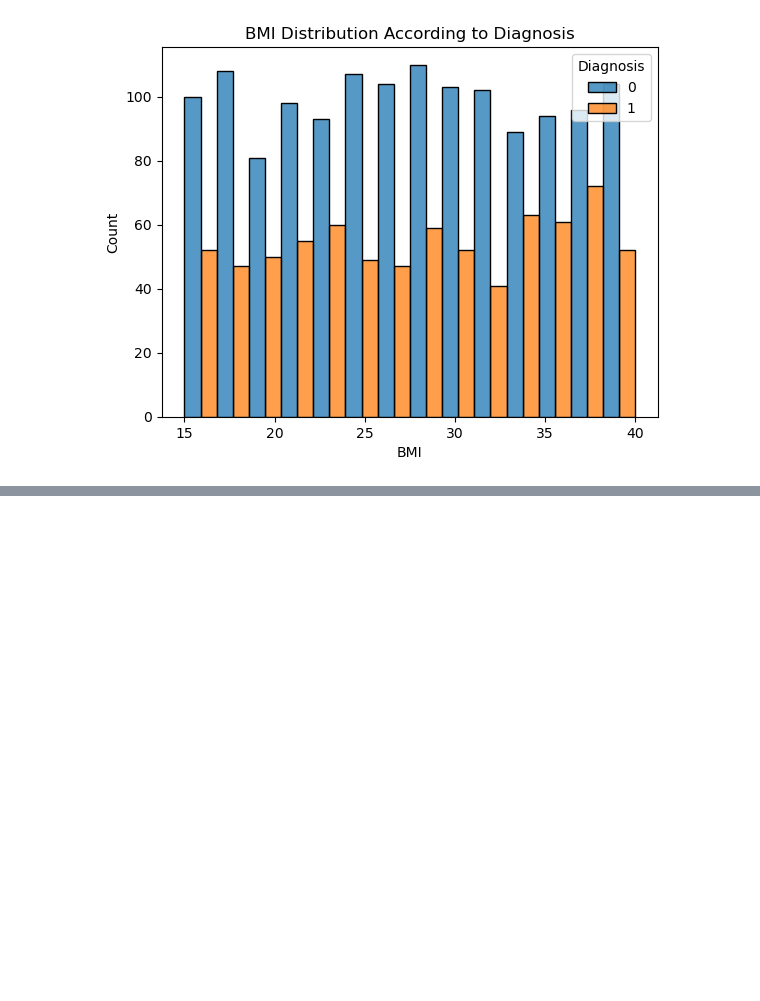
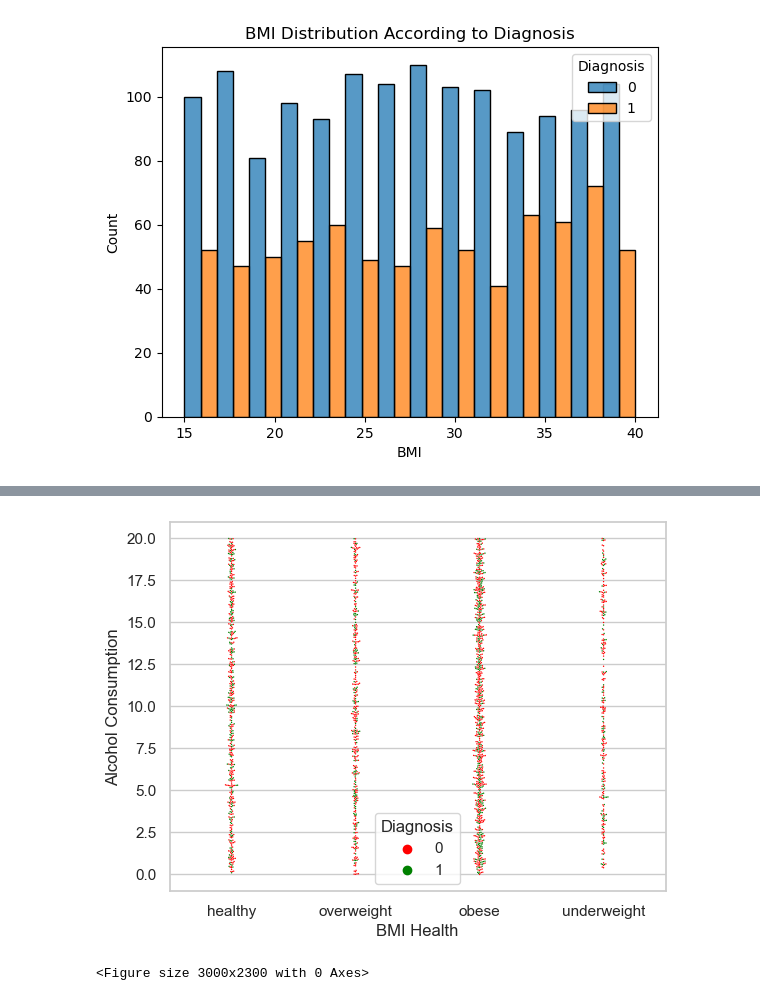
Before and after one commit to Project-4-Team-2/Project-4-Team-2, a Jupyter notebook: alzheimer_analysis_pre.ipynb, the cells around one changed output, grey strips where cells are left out. Cells and saved outputs as stored; diff of their text form; code cells hidden in the pictures; blank space fills up the shorter version.

```diff
--- a/alzheimer_analysis_pre.ipynb
+++ b/alzheimer_analysis_pre.ipynb
@@ -246,0 +270,20 @@ Text(0.5, 1.0, 'BMI Distribution According to Diagnosis')
+# %%
+bmi_norm = alzheimer_df.loc[(alzheimer_df["BMI"] > 18.5) & (alzheimer_df["BMI"] < 24.9)]
+bmi_norm["BMI"] = "healthy"
+
+bmi_high = alzheimer_df.loc[(alzheimer_df["BMI"] > 25) & (alzheimer_df["BMI"] < 29.9)]
+bmi_high["BMI"] = "overweight"
+
+bmi_ob = alzheimer_df.loc[(alzheimer_df["BMI"] > 30)]
+bmi_ob["BMI"] = "obese"
+
+bmi_low = alzheimer_df.loc[(alzheimer_df["BMI"] < 18.5)]
+bmi_low["BMI"] = "underweight"
+
+bmi_norm.reset_index(drop=True, inplace=True)
+bmi_high.reset_index(drop=True, inplace=True)
+bmi_ob.reset_index(drop=True, inplace=True)
+bmi_low.reset_index(drop=True, inplace=True)
+
+bmi_grouped = pd.concat([bmi_norm, bmi_high, bmi_ob, bmi_low], ignore_index=False, axis=0)
+bmi_grouped.head()
@@ -246,0 +320,14 @@ Text(0.5, 1.0, 'BMI Distribution According to Diagnosis')
+# %%
+sns.set_theme(style="whitegrid", palette="muted")
+
+alxbmi = sns.swarmplot(data = bmi_grouped, x="BMI", y="AlcoholConsumption", hue="Diagnosis", palette= ("red", "green"),
+                         s = 1)
+alxbmi.set(ylabel="Alcohol Consumption")
+alxbmi.set(xlabel="BMI Health")
+
+plt.figure(figsize=(30, 23))
+plt.tight_layout()
+plt.show()
+# %% [output]
+[figure, added]
+<Figure size 3000x2300 with 0 Axes>
```
Also changed, not shown: parts of 4 cells of this notebook, 1 other file.
